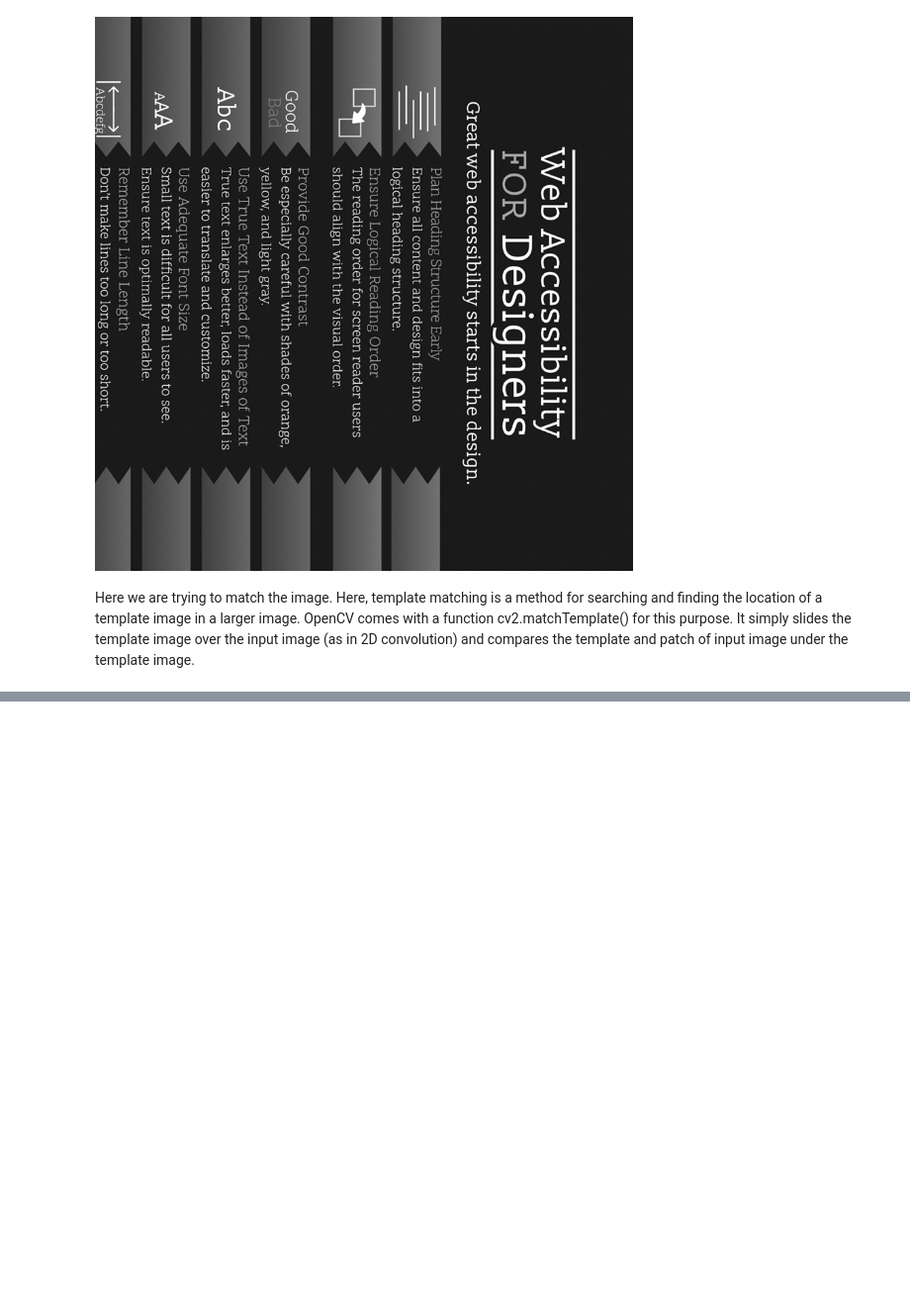
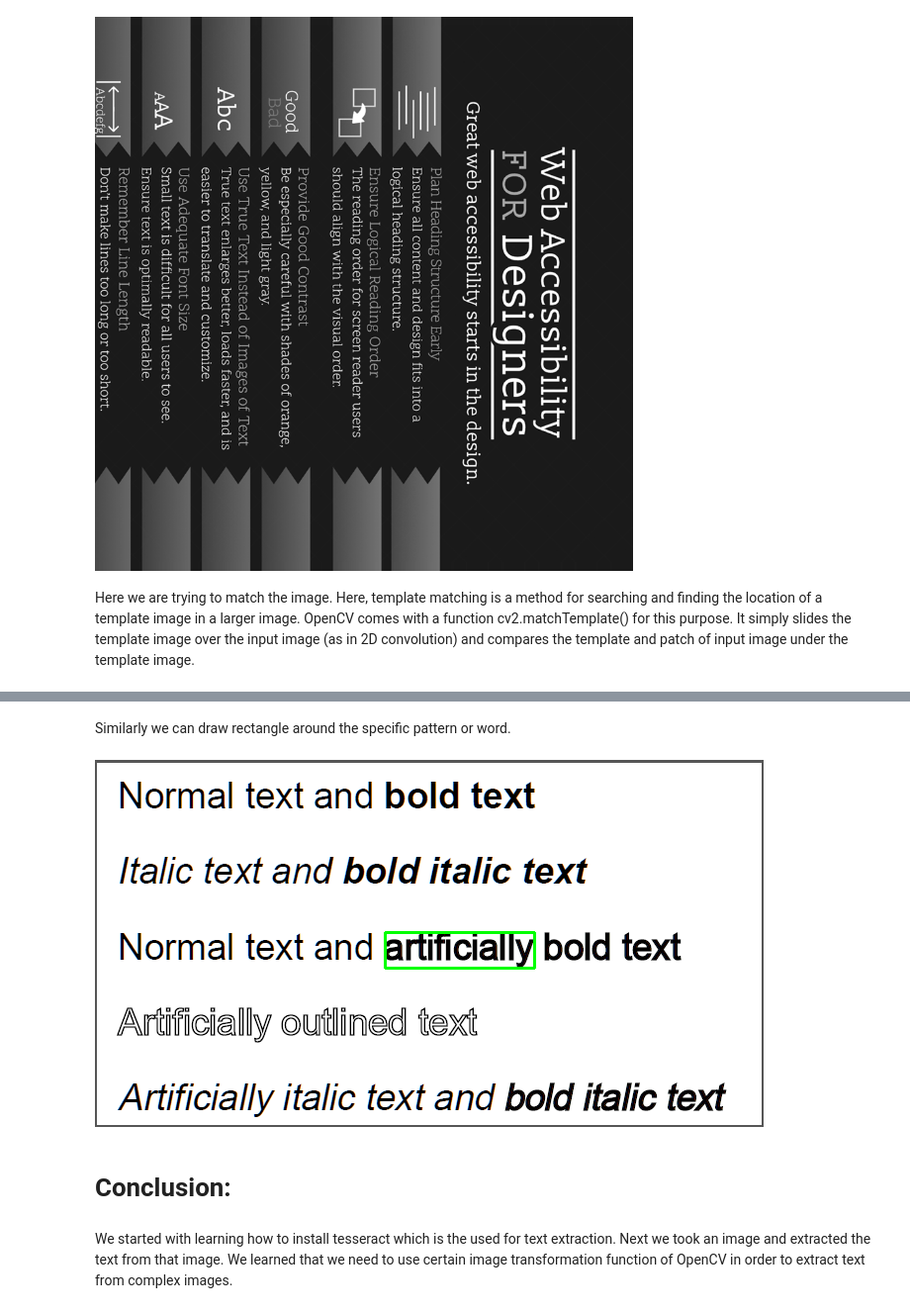
Before and after one commit to KiarashKiani79/Text-Extraction-From-Images-Application, a Jupyter notebook: text_extractor.ipynb, the cells around one changed output, grey strips where cells are left out. Shown at 99% size. Saved outputs shown, nothing was run; the diff lists cells and outputs as text; code cells hidden in the pictures; blank space fills up the shorter version.

```diff
--- a/text_extractor.ipynb
+++ b/text_extractor.ipynb
@@ -243,0 +259,29 @@ array([[0.23212618]], dtype=float32)
+# %% [markdown]
+Similarly we can draw rectangle around the specific pattern or word.
+# %%
+# Load the image
+img = cv2.imread('image.png')
+
+# Extract data using pytesseract
+d = pytesseract.image_to_data(img, output_type=Output.DICT)
+keys = list(d.keys())
+
+# Define the pattern to search for
+date_pattern = 'artificially'
+
+# Iterate through the boxes and draw rectangles around matching text
+n_boxes = len(d['text'])
+for i in range(n_boxes):
+    if int(d['conf'][i]) > 60:
+        if re.match(date_pattern, d['text'][i]):
+            (x, y, w, h) = (d['left'][i], d['top'][i], d['width'][i], d['height'][i])
+            img = cv2.rectangle(img, (x, y), (x + w, y + h), (0, 255, 0), 2)
+
+# Convert the image to a format that can be displayed
+Image.fromarray(img)
+# %% [output]
+[figure, added]
+# %% [markdown]
+# Conclusion:
+# %% [markdown]
+We started with learning how to install tesseract which is the used for text extraction. Next we took an image and extracted the text from that image. We learned that we need to use certain image transformation function of OpenCV in order to extract text from complex images.
```
Also changed, not shown: parts of 4 cells of this notebook.
